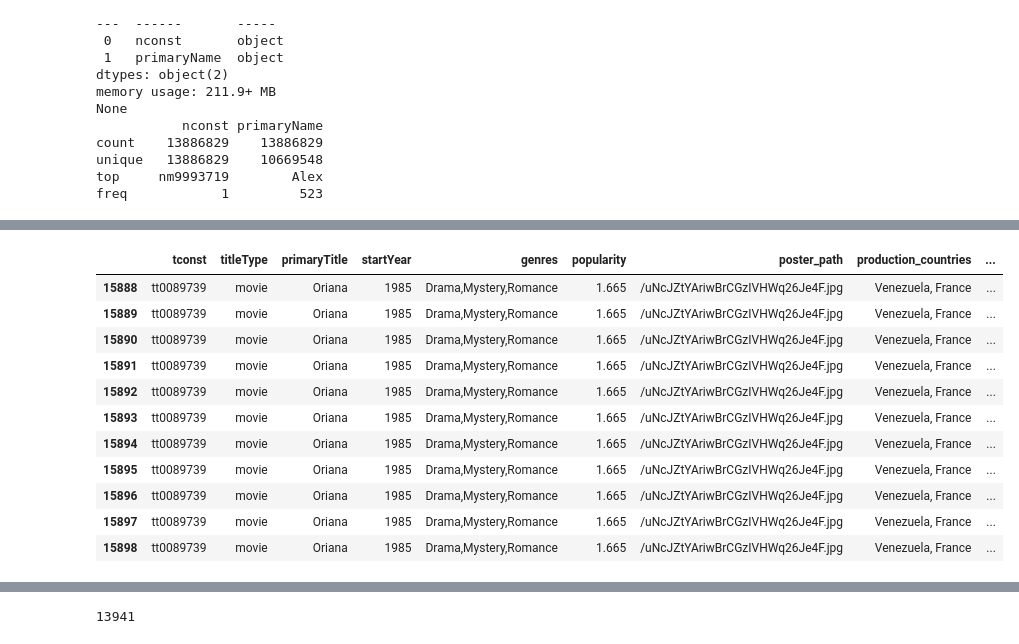
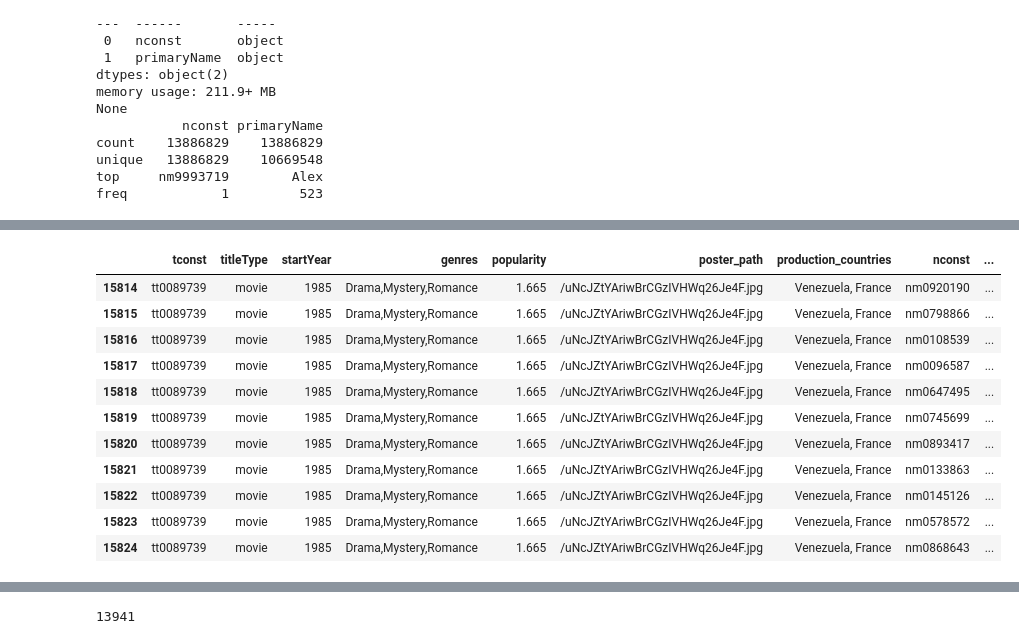
Before and after one commit to peggia/imdb-movies, a Jupyter notebook: movies_data_collection.ipynb, the cells around one changed output, grey strips where cells are left out. Drawn from its saved outputs; the diff is of its cells as text; code cells hidden in the pictures.

```diff
--- a/movies_data_collection.ipynb
+++ b/movies_data_collection.ipynb
@@ -15,7 +15,7 @@ for chunk in iterator:
 
     if 'endYear' in chunk.columns:
         chunk.drop(columns=['endYear'], inplace=True)      #drop endYear
-    chunk.drop(columns=['isAdult','originalTitle','runtimeMinutes'], inplace=True) #drop unused columns
+    chunk.drop(columns=['isAdult','runtimeMinutes'], inplace=True) #drop unused columns 'originalTitle'
 
     if 'genres' in chunk.columns:
         chunk.dropna(subset=['genres'], inplace=True)        #suppriner les colonnes ou le genre est nulls
@@ -439,7 +482,8 @@ subset_actors_directors.head()
 | 4 | tt0000005 | nm0443482 | actor |
 # %%
 # inner join? it seems enough as we only want movies with actors ;p
-df_merged_movies_3 = pd.merge(df_merged_movies_2,subset_actors_directors, how= 'inner',on='tconst')
+# df_merged_movies_3 = pd.merge(df_merged_movies_2,subset_actors_directors, how= 'inner',on='tconst')
+df_merged_movies_3 = pd.merge(df_merged_movies,subset_actors_directors, how= 'inner',on='tconst')
 
 # del(subset_actors_directors)
 
@@ -476,0 +520,12 @@ df_merged_movies_3.head()
+# %%
+# Let's concatenate original title and primary Title if they are different, so that the user can have both
+def concat_titles(row):
+    originalTitle = row['originalTitle']
+    primaryTitle = row['primaryTitle']
+    if originalTitle != primaryTitle:
+        return originalTitle + ' - ' + primaryTitle
+    else:
+        return originalTitle
+df_merged_movies_3['fullTitle'] = df_merged_movies_3.apply(concat_titles, axis=1)
+# %%
+df_merged_movies_3.drop(columns=['originalTitle','primaryTitle'],inplace=True)
@@ -564,18 +626,18 @@ df_merged_movies_4.head()
 # %%
-df_merged_movies_4[df_merged_movies_4['primaryTitle']=='Oriana']
+df_merged_movies_4[df_merged_movies_4['fullTitle']=='Oriana']
 # %% [output]
-|  | tconst | titleType | primaryTitle | startYear | genres | popularity | poster_path | production_countries | ... |
-| 15888 | tt0089739 | movie | Oriana | 1985 | Drama,Mystery,Romance | 1.665 | /uNcJZtYAriwBrCGzIVHWq26Je4F.jpg | Venezuela, France | ... |
-| 15889 | tt0089739 | movie | Oriana | 1985 | Drama,Mystery,Romance | 1.665 | /uNcJZtYAriwBrCGzIVHWq26Je4F.jpg | Venezuela, France | ... |
-| 15890 | tt0089739 | movie | Oriana | 1985 | Drama,Mystery,Romance | 1.665 | /uNcJZtYAriwBrCGzIVHWq26Je4F.jpg | Venezuela, France | ... |
-| 15891 | tt0089739 | movie | Oriana | 1985 | Drama,Mystery,Romance | 1.665 | /uNcJZtYAriwBrCGzIVHWq26Je4F.jpg | Venezuela, France | ... |
-| 15892 | tt0089739 | movie | Oriana | 1985 | Drama,Mystery,Romance | 1.665 | /uNcJZtYAriwBrCGzIVHWq26Je4F.jpg | Venezuela, France | ... |
-| 15893 | tt0089739 | movie | Oriana | 1985 | Drama,Mystery,Romance | 1.665 | /uNcJZtYAriwBrCGzIVHWq26Je4F.jpg | Venezuela, France | ... |
-| 15894 | tt0089739 | movie | Oriana | 1985 | Drama,Mystery,Romance | 1.665 | /uNcJZtYAriwBrCGzIVHWq26Je4F.jpg | Venezuela, France | ... |
-| 15895 | tt0089739 | movie | Oriana | 1985 | Drama,Mystery,Romance | 1.665 | /uNcJZtYAriwBrCGzIVHWq26Je4F.jpg | Venezuela, France | ... |
-| 15896 | tt0089739 | movie | Oriana | 1985 | Drama,Mystery,Romance | 1.665 | /uNcJZtYAriwBrCGzIVHWq26Je4F.jpg | Venezuela, France | ... |
-| 15897 | tt0089739 | movie | Oriana | 1985 | Drama,Mystery,Romance | 1.665 | /uNcJZtYAriwBrCGzIVHWq26Je4F.jpg | Venezuela, France | ... |
-| 15898 | tt0089739 | movie | Oriana | 1985 | Drama,Mystery,Romance | 1.665 | /uNcJZtYAriwBrCGzIVHWq26Je4F.jpg | Venezuela, France | ... |
+|  | tconst | titleType | startYear | genres | popularity | poster_path | production_countries | nconst | ... |
+| 15814 | tt0089739 | movie | 1985 | Drama,Mystery,Romance | 1.665 | /uNcJZtYAriwBrCGzIVHWq26Je4F.jpg | Venezuela, France | nm0920190 | ... |
+| 15815 | tt0089739 | movie | 1985 | Drama,Mystery,Romance | 1.665 | /uNcJZtYAriwBrCGzIVHWq26Je4F.jpg | Venezuela, France | nm0798866 | ... |
+| 15816 | tt0089739 | movie | 1985 | Drama,Mystery,Romance | 1.665 | /uNcJZtYAriwBrCGzIVHWq26Je4F.jpg | Venezuela, France | nm0108539 | ... |
+| 15817 | tt0089739 | movie | 1985 | Drama,Mystery,Romance | 1.665 | /uNcJZtYAriwBrCGzIVHWq26Je4F.jpg | Venezuela, France | nm0096587 | ... |
+| 15818 | tt0089739 | movie | 1985 | Drama,Mystery,Romance | 1.665 | /uNcJZtYAriwBrCGzIVHWq26Je4F.jpg | Venezuela, France | nm0647495 | ... |
+| 15819 | tt0089739 | movie | 1985 | Drama,Mystery,Romance | 1.665 | /uNcJZtYAriwBrCGzIVHWq26Je4F.jpg | Venezuela, France | nm0745699 | ... |
+| 15820 | tt0089739 | movie | 1985 | Drama,Mystery,Romance | 1.665 | /uNcJZtYAriwBrCGzIVHWq26Je4F.jpg | Venezuela, France | nm0893417 | ... |
+| 15821 | tt0089739 | movie | 1985 | Drama,Mystery,Romance | 1.665 | /uNcJZtYAriwBrCGzIVHWq26Je4F.jpg | Venezuela, France | nm0133863 | ... |
+| 15822 | tt0089739 | movie | 1985 | Drama,Mystery,Romance | 1.665 | /uNcJZtYAriwBrCGzIVHWq26Je4F.jpg | Venezuela, France | nm0145126 | ... |
+| 15823 | tt0089739 | movie | 1985 | Drama,Mystery,Romance | 1.665 | /uNcJZtYAriwBrCGzIVHWq26Je4F.jpg | Venezuela, France | nm0578572 | ... |
+| 15824 | tt0089739 | movie | 1985 | Drama,Mystery,Romance | 1.665 | /uNcJZtYAriwBrCGzIVHWq26Je4F.jpg | Venezuela, France | nm0868643 | ... |
 # %%
 df_merged_movies_4 = df_merged_movies_4.drop_duplicates(ignore_index=True)
 df_merged_movies_4.head()
```
Also changed, not shown: parts of 55 cells of this notebook.
